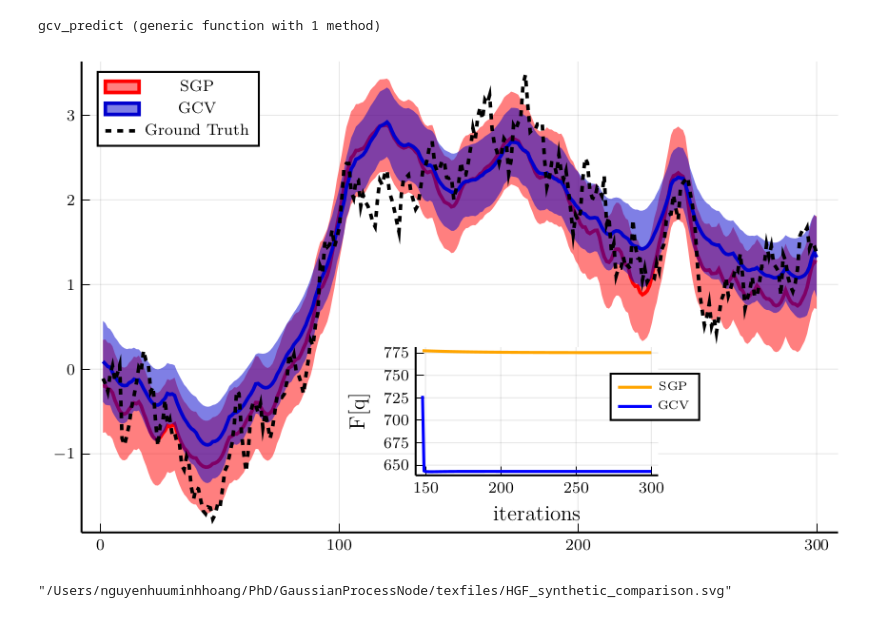
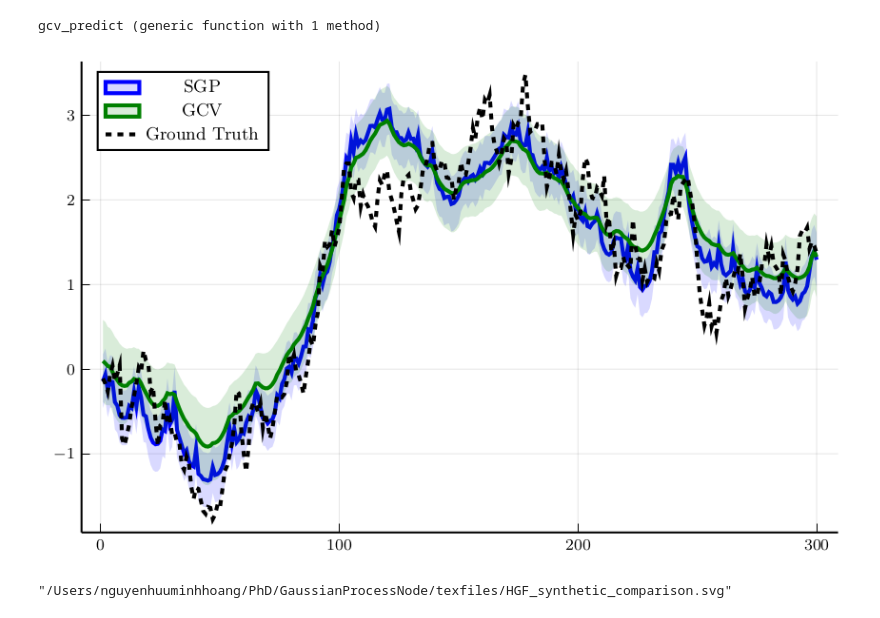
Before and after one commit to biaslab/GaussianProcessNode, a Jupyter notebook: HGF_GP.ipynb, the cells around one changed output. Cells and saved outputs as stored; diff of their text form; code cells hidden in the pictures.

```diff
--- a/HGF_GP.ipynb
+++ b/HGF_GP.ipynb
@@ -185,15 +247,13 @@ end
 ;
 # %%
 Nu = 25; #number of inducing points
+dim_v = Nu;
 Xu = range(-5.,5;length=Nu);
-kernel_gp = 2.26 * with_lengthscale(Matern52Kernel(),3.775)
-
-Kuu = kernelmatrix(kernel_gp,Xu) + 1e-8*I;
-Kuu_inverse = inv(Kuu);
+kernel_gp(θ) = θ[1] * with_lengthscale(Matern52Kernel(),θ[2])
 
 gp_init = @initialization begin
-    q(v) = MvNormalWeightedMeanPrecision(zeros(size(Kuu,1)), Kuu)
-    q(f) = NormalMeanVariance(0,50.)
+    q(v) = MvNormalMeanCovariance(zeros(dim_v), 0.01diageye(dim_v))
+    q(h) = NormalMeanVariance(0,50.)
     q(z1) = NormalMeanVariance(0,50.)
     q(z2) = NormalMeanVariance(0,50.)
     q(w) = GammaShapeRate(0.01,0.01)
@@ -202,12 +294,12 @@ end
 # %%
 gp_infer_result = infer(
-    model = gp_HFG1(Kuu = Kuu, z_var = z_variance, y_var = y_variance,),
+    model = gp_HFG1(z_var = z_variance, y_var = y_variance,dim_v = dim_v, θ = θ_optimal,),
     data = (y = y_data,),
     iterations = 300,
     initialization = gp_init,
     constraints = gp_constraint,
-    meta = meta_gp_HFG1(GenUnscented(),Xu,Kuu_inverse,kernel_gp),
-    returnvars = (z1 = KeepLast(),z2 = KeepLast(),v = KeepLast(),w = KeepLast(),),
+    meta = meta_gp_HFG1(GenUnscented(),Xu,kernel_gp),
+    returnvars = (z1 = KeepLast(),z2 = KeepLast(),h = KeepLast(), v = KeepLast(),w = KeepLast(),),
     free_energy = true,
     showprogress = true
 )
@@ -220,6 +312,7 @@ qz1_sgp = gp_infer_result.posteriors[:z1]
 qz2_sgp = gp_infer_result.posteriors[:z2]
 qv_sgp = gp_infer_result.posteriors[:v]
 qw_sgp = gp_infer_result.posteriors[:w]
+qh_sgp = gp_infer_result.posteriors[:h]
 ;
 # %% [markdown]
 ## Compare Results
@@ -255,30 +348,35 @@ for i=1:length(qz2_gcv)
     append!(gcv_predict_var,var(prediction))
 end
 # %%
-plot(gp_predict_mean, ribbon = sqrt.(gp_predict_var .+ 1e-7),
-    lw=1.8,
+plot(mean.(qh_sgp), ribbon = sqrt.(var.(qh_sgp).+ 1e-7),
+    lw=2,
     label = "SGP",
-    color=:red,
-    legend=:topleft)
+    color=:blue,
+    legend=:topleft,
+    fontfamily="monospace",legendfontsize=9,
+    fillalpha=0.15)
+
 plot!(gcv_predict_mean, ribbon = sqrt.(gcv_predict_var .+ 1e-7),
-    lw=1.8,
+    lw=2,
     label = "GCV",
-    color = :mediumblue)
-plot!(z_true, label = "Ground Truth", lw=1.8, ls=:dash, c=:black)
+    color = :green,
+    fillalpha=0.15)
 
-plot!([collect(148:300),collect(148:300)],
-    [gp_infer_result.free_energy[148:end], GCV_infer.free_energy[148:end]],
-    label=["SGP" "GCV"],
-    color=[:orange :blue],
-    lw= [1.5 1.5],
-    legend_position=(0.8,0.8),
-    legend_font_pointsize=6,
-    inset = (1, bbox(0.21, 0.1, 0.4, 0.4, :bottom, :right)),
-    xlabel="iterations",
-    ylabel="F[q]",
-    subplot = 2)
+plot!(z_true, label = "Ground Truth", lw=2, ls=:dash, c=:black)
+
+# plot!([collect(2:100),collect(2:100)],
+#     [gp_infer_result.free_energy[2:100], GCV_infer.free_energy[2:100]],
+#     label=["SGP" "GCV"],
+#     color=[:orange :blue],
+#     lw= [1.5 1.5],
+#     legend_position=(0.8,0.8),
+#     legend_font_pointsize=6,
+#     inset = (1, bbox(0.21, 0.1, 0.4, 0.4, :bottom, :right)),
+#     xlabel="iterations",
+#     ylabel="F[q]",
+#     subplot = 2)
 # %% [output]
-[figure, old version]
+[figure, new version]
 # %%
 savefig("texfiles/HGF_synthetic_comparison.svg")
 # %% [output]
```
Also changed, not shown: parts of 22 cells of this notebook, 36 other files.
